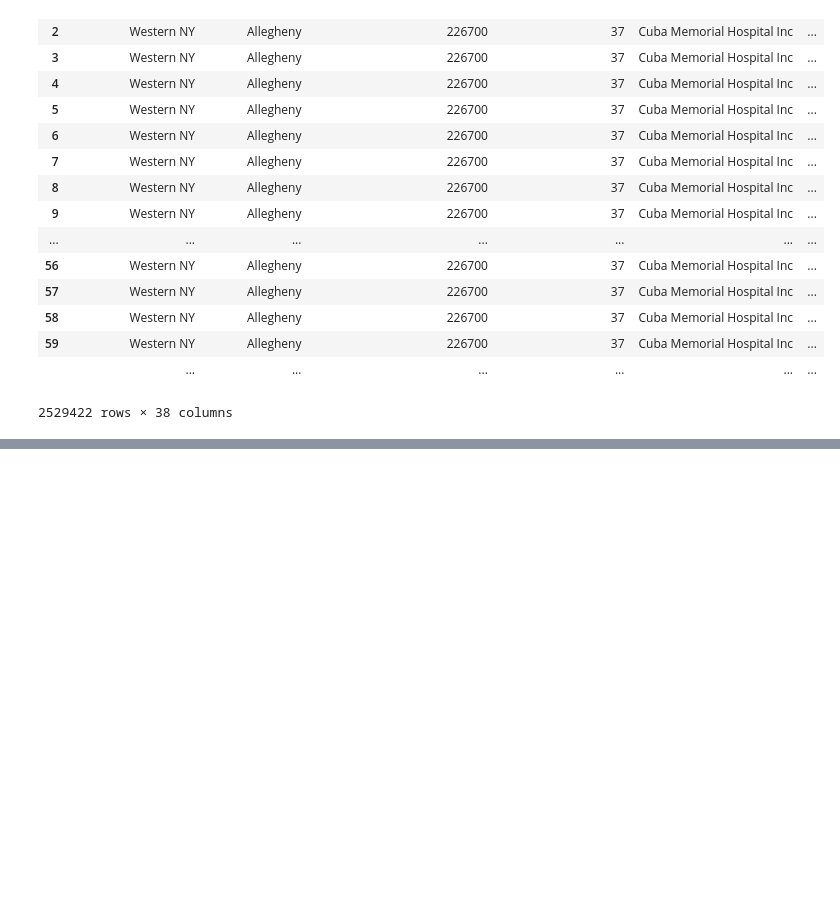
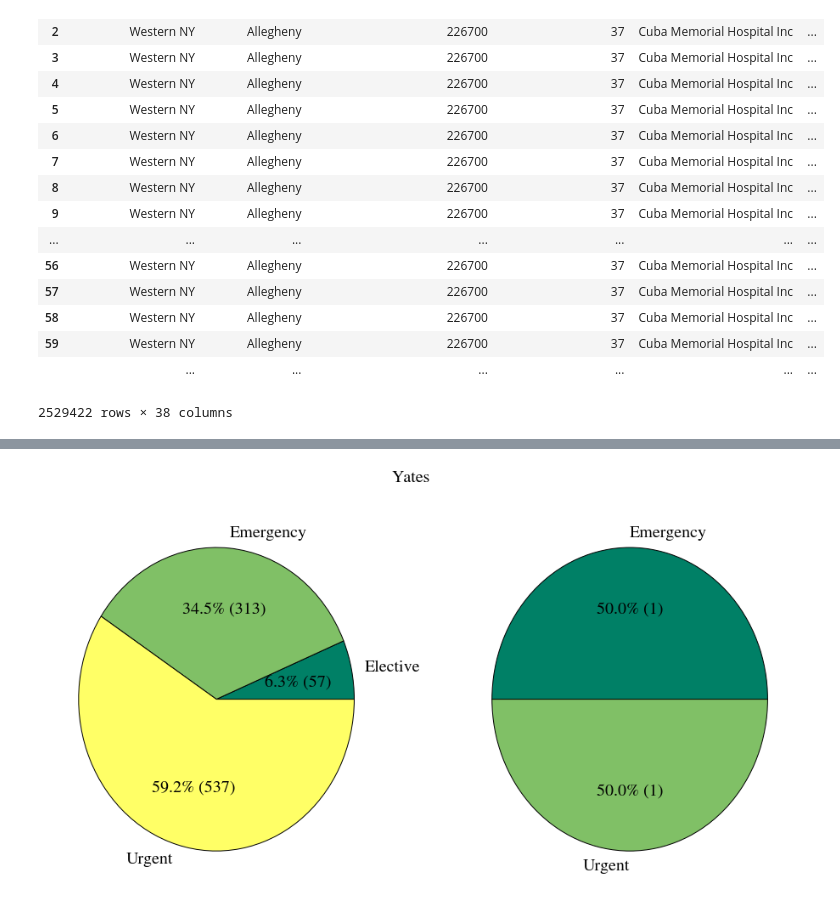
Before and after one commit to SUNY-Albany-CCI/National_Day_of_Civic_Hacking_Albany_2014, a Jupyter notebook: SPARCS.ipynb, the cells around one changed output, grey strips where cells are left out. Drawn from its saved outputs; the diff is of its cells as text; code cells hidden in the pictures; blank space fills up the shorter version.

```diff
--- a/SPARCS.ipynb
+++ b/SPARCS.ipynb
@@ -86,0 +125,23 @@ df
+# %%
+def by_county_with_0to17(county='Albany'):
+    status_counts = df.groupby(['Hospital County', 'Type of Admission']).size().ix[county]
+    status_counts_17 = df[df['Age Group'] == '0 to 17'].groupby(['Hospital County', 'Type of Admission']).size().ix[county]
+
+    cmap = plt.cm.summer
+    colors = cmap(np.linspace(0., 1., len(status_counts)))
+
+    fig, axs = plt.subplots(1, 2, figsize=(16.0, 8.0))
+
+    axs[0].pie(status_counts, autopct=lambda p: '{0:.1f}% ({1:})'. format(p, int(p * sum(status_counts) / 100)),
+               labels=status_counts.index, colors=colors)
+
+    axs[1].pie(status_counts_17, autopct=lambda p: '{0:.1f}% ({1:})'. format(p, int(p * sum(status_counts_17) / 100)),
+               labels=status_counts_17.index, colors=colors)
+
+
+    fig.suptitle("{}".format(county))
+    plt.show()
+
+i = interact(by_county_with_0to17, county=list(df['Hospital County'].dropna().unique()))
+# %% [output]
+[figure, added]
```
Also changed, not shown: parts of 20 cells of this notebook, 1 other file.
